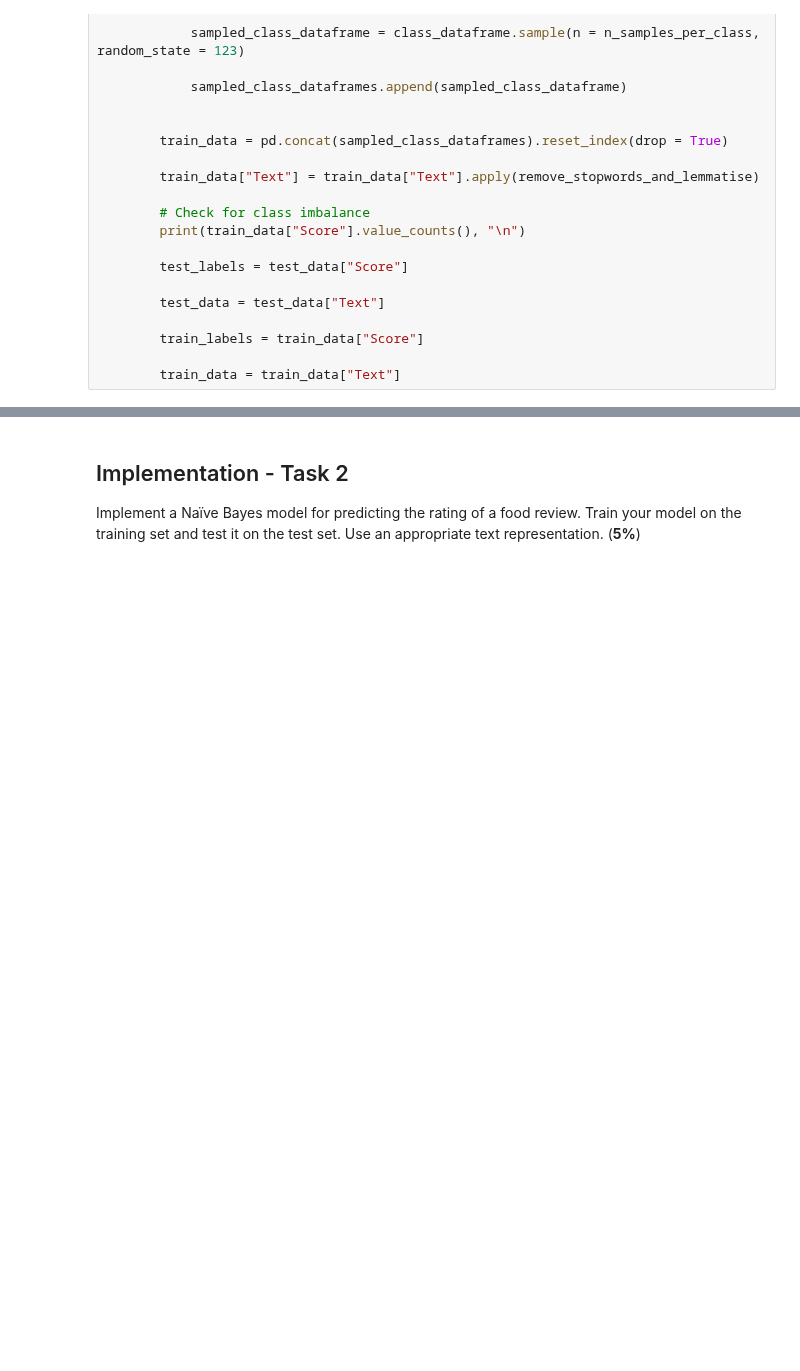
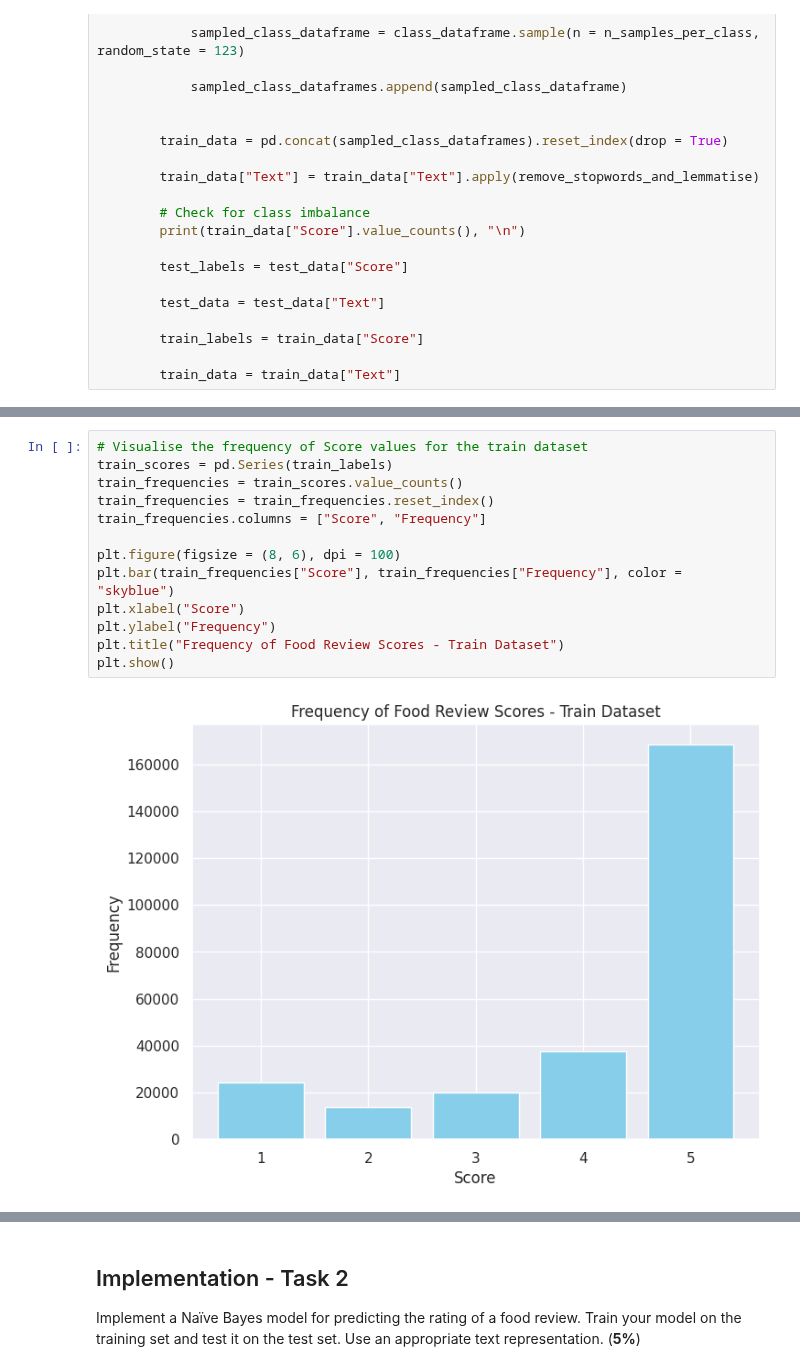
Before and after one commit to alasdair-breasley/tmla-assignment, a Jupyter notebook: TMLA_Assignment.ipynb, the cells around one changed output, grey strips where cells are left out. Drawn from its saved outputs; the diff is of its cells as text; blank space fills up the shorter version.

```diff
--- a/TMLA_Assignment.ipynb
+++ b/TMLA_Assignment.ipynb
@@ -348,0 +364,15 @@ if (load_preprocessed_data != True):
+# %%
+# Visualise the frequency of Score values for the train dataset
+train_scores = pd.Series(train_labels)
+train_frequencies = train_scores.value_counts()
+train_frequencies = train_frequencies.reset_index()
+train_frequencies.columns = ["Score", "Frequency"]
+
+plt.figure(figsize = (8, 6), dpi = 100)
+plt.bar(train_frequencies["Score"], train_frequencies["Frequency"], color = "skyblue")
+plt.xlabel("Score")
+plt.ylabel("Frequency")
+plt.title("Frequency of Food Review Scores - Train Dataset")
+plt.show()
+# %% [output]
+[figure, added]
```
Also changed, not shown: parts of 4 cells of this notebook.
